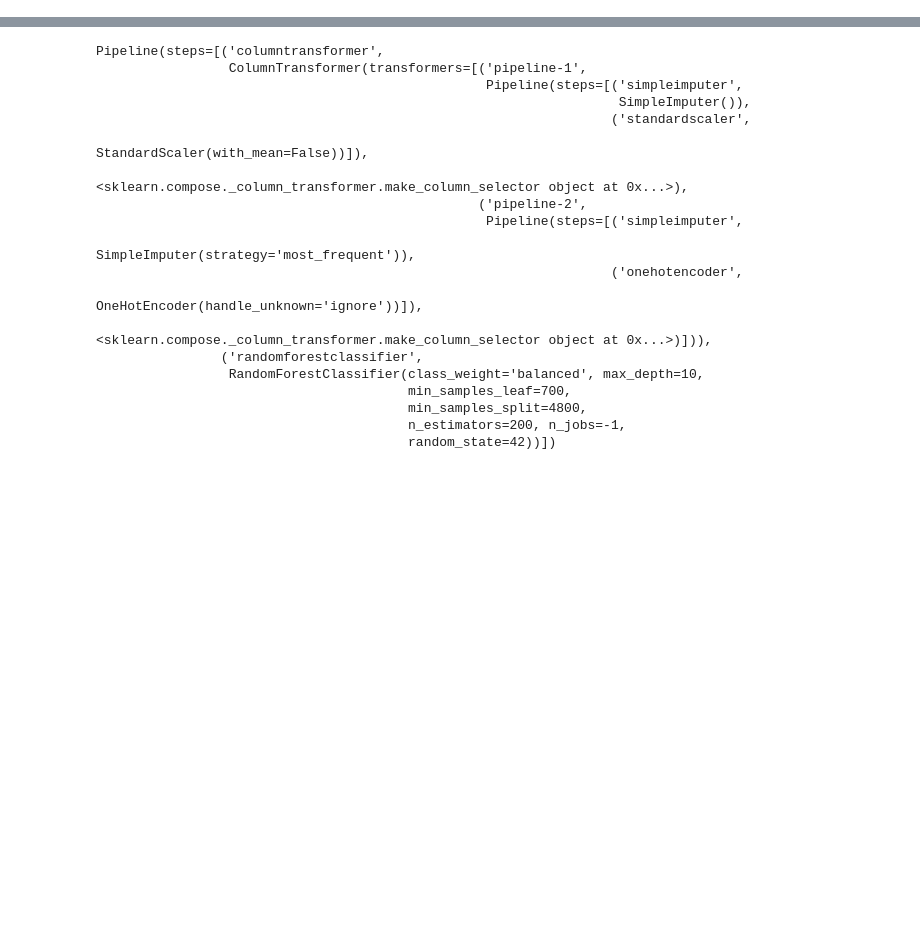
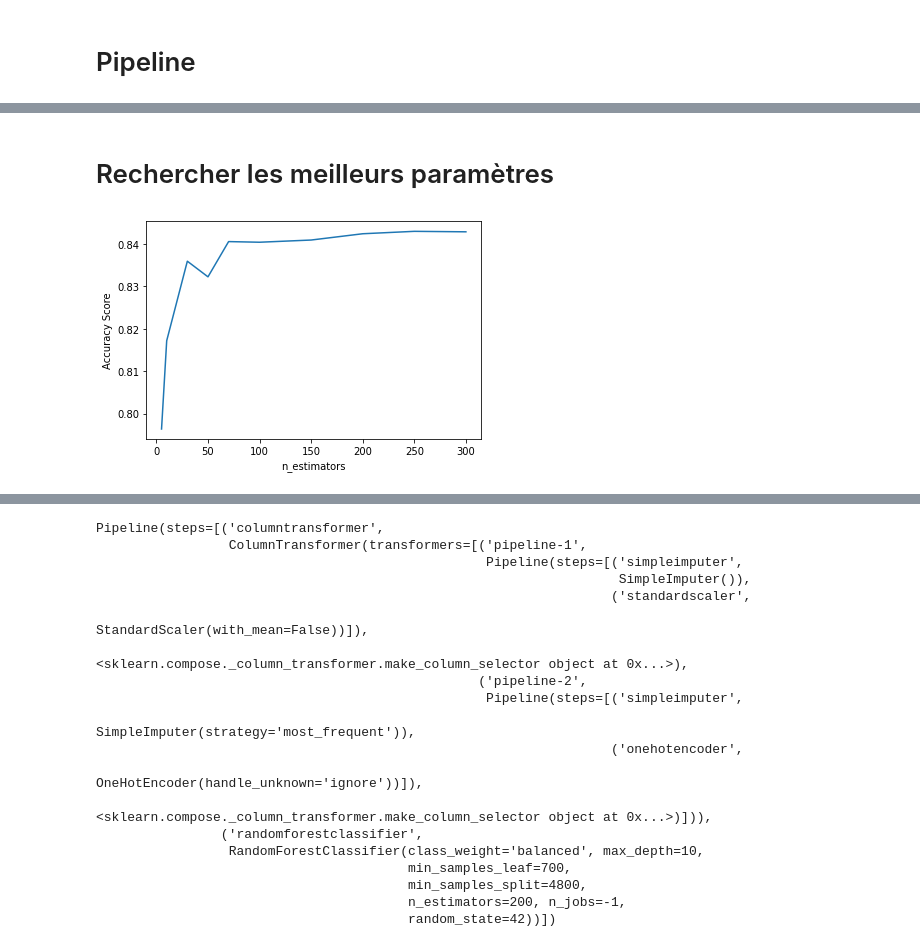
Before and after one commit to emaddar/SBA, a Jupyter notebook: Emad/RFR/RFR_Model.ipynb, the cells around one changed output, grey strips where cells are left out. Saved outputs shown, nothing was run; the diff lists cells and outputs as text; code cells hidden in the pictures; blank space fills up the shorter version.

```diff
--- a/Emad/RFR/RFR_Model.ipynb
+++ b/Emad/RFR/RFR_Model.ipynb
@@ -70,6 +78,8 @@ df_cleaned.dropna(subset=['MIS_Status'], inplace=True)
 # %%
 y = df_cleaned.MIS_Status
 X = df_cleaned.drop(columns=['MIS_Status'])
+# %% [markdown]
+# Pipeline
 # %%
 def make_pipeline_to_ML(X,y):
     X_train, X_test, y_train, y_test = train_test_split(X, y, shuffle=True, train_size=0.8, random_state=42)
@@ -88,3 +98,5 @@ preprocessor, X_train, X_test, y_train, y_test = make_pipeline_to_ML(X,y)
 # %% [markdown]
 # RandomForest
 ![forest](https://thumbs.gfycat.com/UncomfortableWelllitDrever-size_restricted.gif)
+# %% [markdown]
+# Rechercher les meilleurs paramètres
@@ -90,0 +121,22 @@ preprocessor, X_train, X_test, y_train, y_test = make_pipeline_to_ML(X,y)
+# %%
+score_list = [0.7963798102637728,
+ 0.8171832333980801,
+ 0.8359203896067336,
+ 0.8322382681642879,
+ 0.8405427469526785,
+ 0.8403907327646877,
+ 0.8409087070348789,
+ 0.8423894378290122,
+0.8429580834952003,
+0.8428454803929848
+]
+n_estimators_list = [5,10,30,50,70,100,150,200, 250,300]
+
+import matplotlib.pyplot as plt
+
+plt.plot(n_estimators_list, score_list)
+plt.xlabel("n_estimators")
+plt.ylabel("Accuracy Score")
+plt.show()
+# %% [output]
+[figure, added]
```
Also changed, not shown: parts of 16 cells of this notebook, 6 other files.
